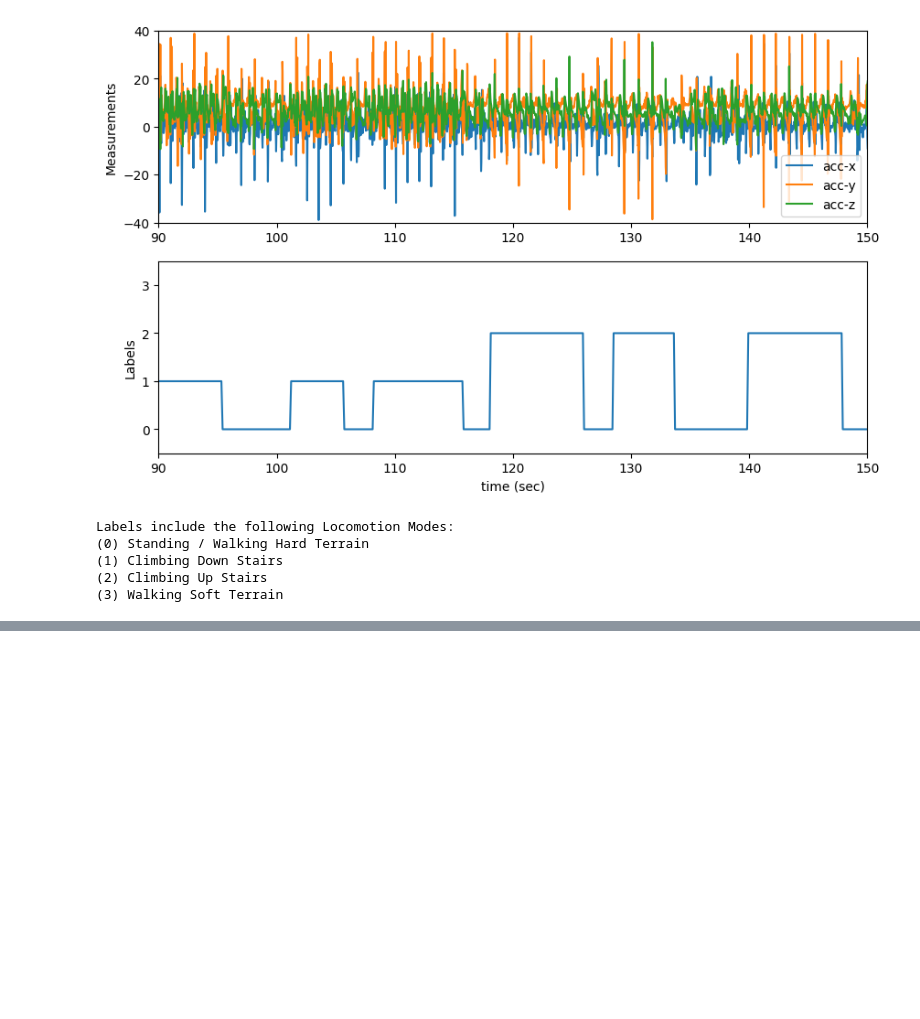
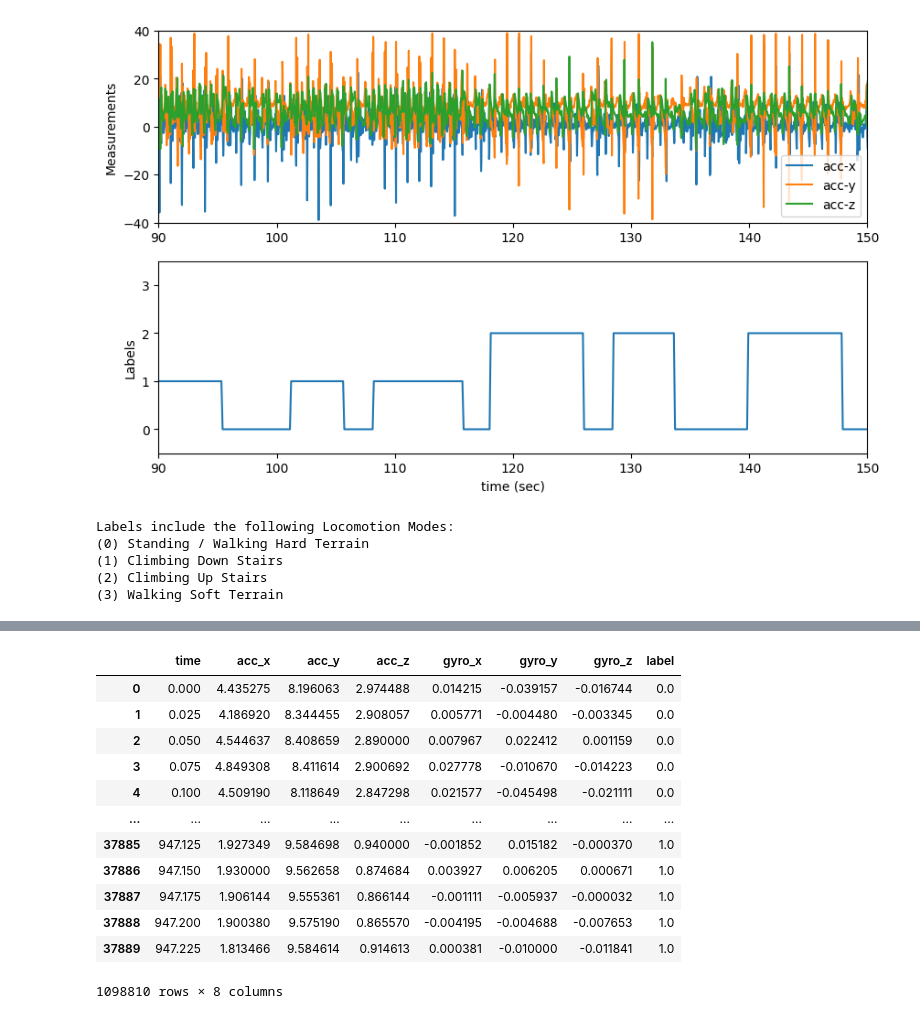
Before and after one commit to briancpark/csc542, a Jupyter notebook: proj/competition/src/DataVisualization.ipynb, the cells around one changed output, grey strips where cells are left out. Saved outputs shown, nothing was run; the diff lists cells and outputs as text; code cells hidden in the pictures; blank space fills up the shorter version.

```diff
--- a/proj/competition/src/DataVisualization.ipynb
+++ b/proj/competition/src/DataVisualization.ipynb
@@ -54,0 +89,45 @@ Labels include the following Locomotion Modes:
+# %%
+# def load_trial_df(data_folder, id):
+id = 1
+
+ids = list(range(1, 30))
+df = pd.DataFrame()
+for i in ids:
+
+    x = np.genfromtxt("{}Trial{:02d}_x.csv".format(dataFolder, id), delimiter=",")
+    df_x = pd.DataFrame(
+        x, columns=["time", "acc_x", "acc_y", "acc_z", "gyro_x", "gyro_y", "gyro_z"]
+    )
+    y = np.genfromtxt("{}Trial{:02d}_y.csv".format(dataFolder, id), delimiter=",")
+    df_y = pd.DataFrame(y, columns=["time", "label"])
+    # if first entry  df_x isn't 0, realign time to start at 0
+    df_x["time"] = df_x["time"] - df_x["time"][0]
+    df_y["time"] = df_y["time"] - df_y["time"][0]
+
+    # df_y is recorded in 10hz. Upsample each row to 40hz and fill in the interval, also replace the original time column
+    df_y = df_y.reindex(df_x["time"], method="ffill")
+
+    # remove index and set it as a column
+    df_y.drop(columns="time", inplace=True)
+    df_y.reset_index(inplace=True)
+    df_y
+
+    # merge based on time
+    df_ = pd.merge(df_x, df_y, on="time")
+    # print any nans or infs
+    df = pd.concat([df, df_])
+df
+# %% [output]
+|  | time | acc_x | acc_y | acc_z | gyro_x | gyro_y | gyro_z | label |
+| 0 | 0.000 | 4.435275 | 8.196063 | 2.974488 | 0.014215 | -0.039157 | -0.016744 | 0.0 |
+| 1 | 0.025 | 4.186920 | 8.344455 | 2.908057 | 0.005771 | -0.004480 | -0.003345 | 0.0 |
+| 2 | 0.050 | 4.544637 | 8.408659 | 2.890000 | 0.007967 | 0.022412 | 0.001159 | 0.0 |
+| 3 | 0.075 | 4.849308 | 8.411614 | 2.900692 | 0.027778 | -0.010670 | -0.014223 | 0.0 |
+| 4 | 0.100 | 4.509190 | 8.118649 | 2.847298 | 0.021577 | -0.045498 | -0.021111 | 0.0 |
+| ... | ... | ... | ... | ... | ... | ... | ... | ... |
+| 37885 | 947.125 | 1.927349 | 9.584698 | 0.940000 | -0.001852 | 0.015182 | -0.000370 | 1.0 |
+| 37886 | 947.150 | 1.930000 | 9.562658 | 0.874684 | 0.003927 | 0.006205 | 0.000671 | 1.0 |
+| 37887 | 947.175 | 1.906144 | 9.555361 | 0.866144 | -0.001111 | -0.005937 | -0.000032 | 1.0 |
+| 37888 | 947.200 | 1.900380 | 9.575190 | 0.865570 | -0.004195 | -0.004688 | -0.007653 | 1.0 |
+| 37889 | 947.225 | 1.813466 | 9.584614 | 0.914613 | 0.000381 | -0.010000 | -0.011841 | 1.0 |
+1098810 rows × 8 columns
```
Also changed, not shown: parts of 15 cells of this notebook, 2 other files.
